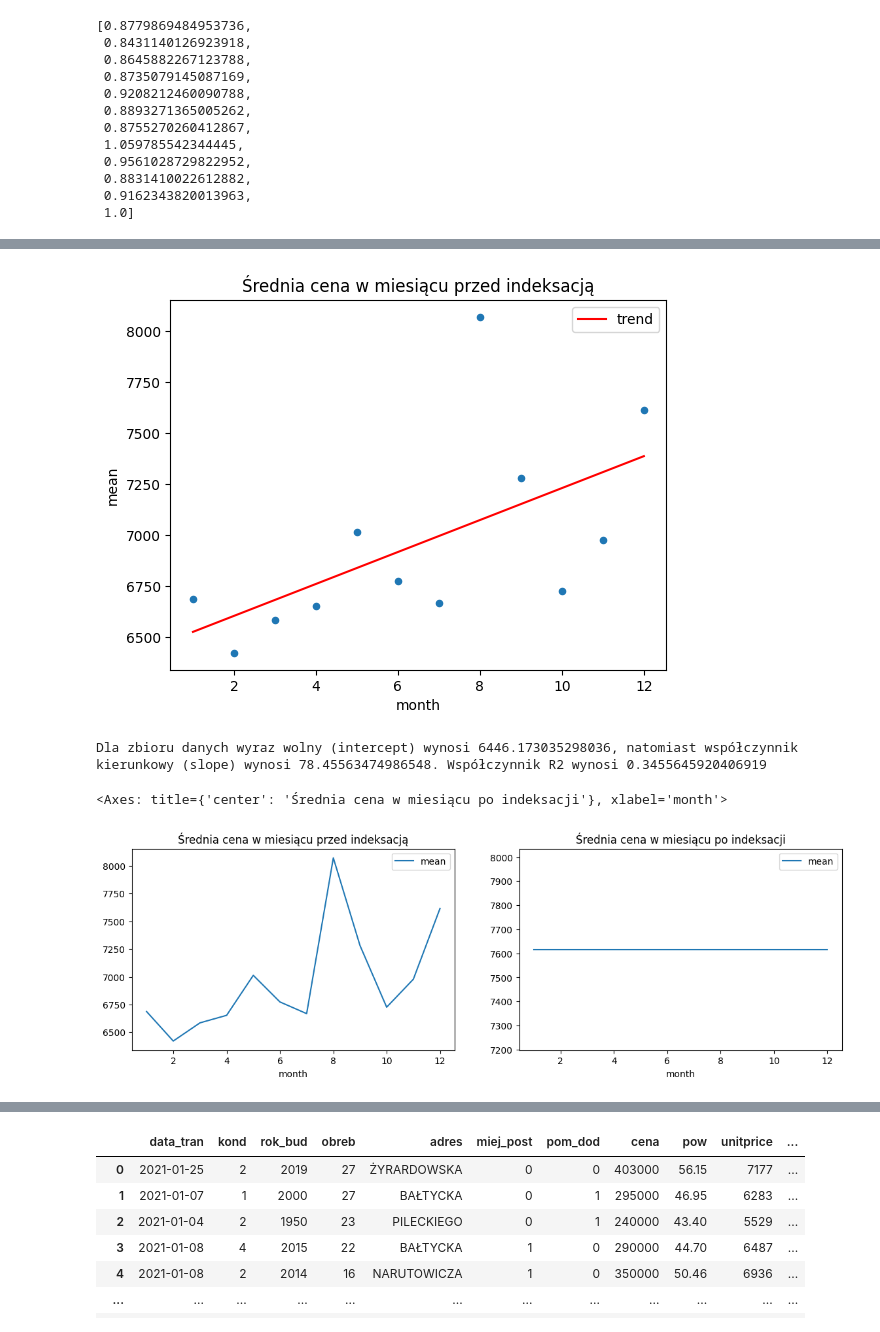
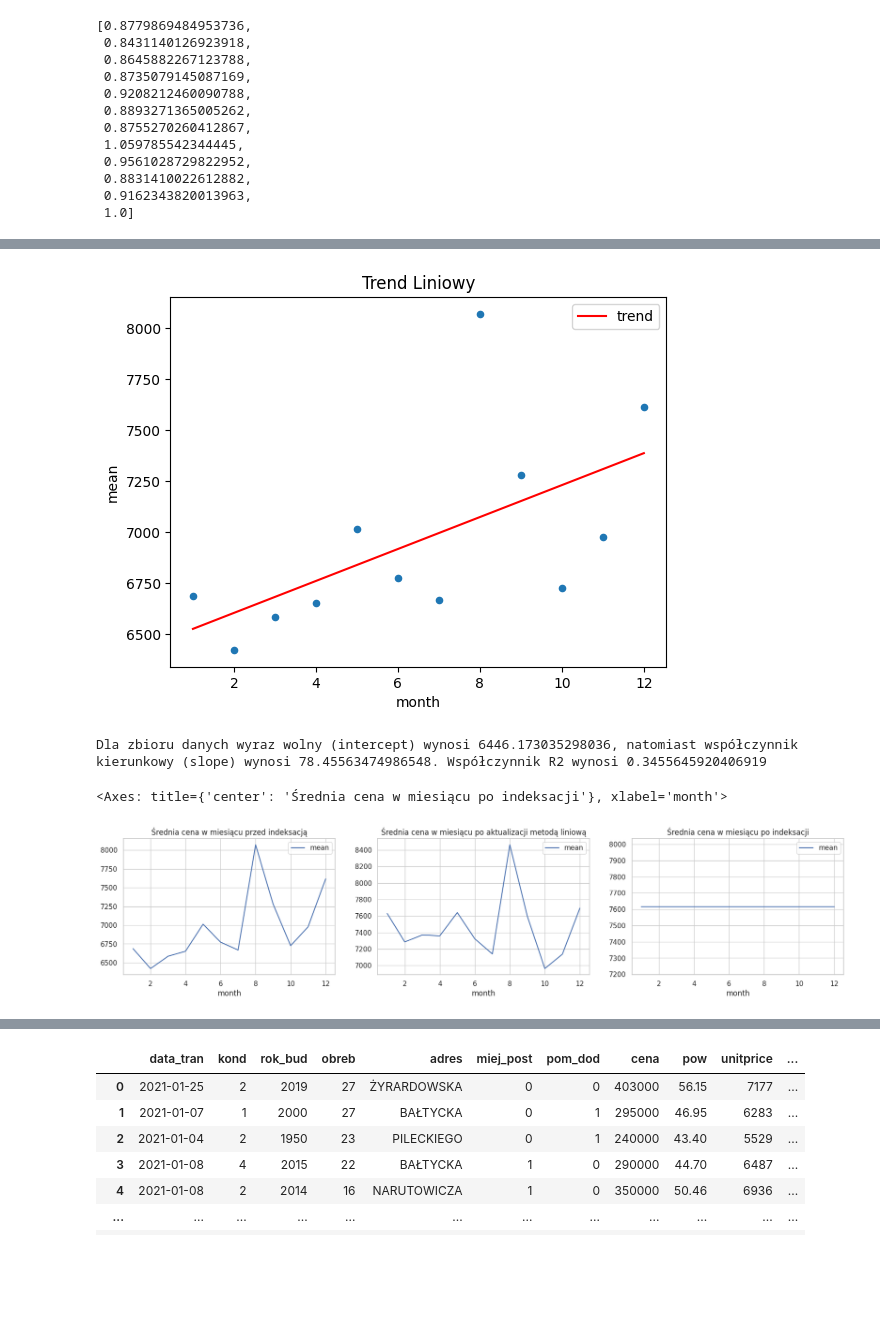
Before and after one commit to jkb-mchlk/jkb-mchlk, a Jupyter notebook: szkolenie_projekt.ipynb, the cells around one changed output, grey strips where cells are left out. Cells and saved outputs as stored; diff of their text form; code cells hidden in the pictures; blank space fills up the shorter version.

```diff
--- a/szkolenie_projekt.ipynb
+++ b/szkolenie_projekt.ipynb
@@ -187,4 +206,4 @@ index_mt
  0.9162343820013963,
  1.0]
 # %%
-data['unitpricebeta'] = data.apply(lambda row: row['unitprice'] / index_mt[row['month']-1], axis=1)
+data['unitpriceindex'] = data.apply(lambda row: row['unitprice'] / index_mt[row['month']-1], axis=1)
@@ -217,5 +230,3 @@ print(data)
 # %%
 statsPre = data.groupby('month')['unitprice'].agg(['count','mean', 'median','std']).reset_index()
-statsPost = data.groupby('month')['unitpricebeta'].agg(['count','mean', 'median','std']).reset_index()
-
-print (stats)
+statsPost = data.groupby('month')['unitpriceindex'].agg(['count','mean', 'median','std']).reset_index()
@@ -243,7 +240,7 @@ statsPre['trend'] = reg.predict(X)
 modelScore = reg.score(X, y)
 
 fig, ax = plt.subplots()
-statsPre.plot.scatter(x='month', y = 'mean', title = 'Średnia cena w miesiącu przed indeksacją', ax = ax)
+statsPre.plot.scatter(x='month', y = 'mean', title = 'Trend Liniowy', ax = ax)
 statsPre.plot.line(x = 'month', y = 'trend', ax = ax, c = 'red')
 plt.show()
 
@@ -252,14 +249,20 @@ plt.show()
 
 print(f'Dla zbioru danych wyraz wolny (intercept) wynosi {reg.intercept_}, natomiast współczynnik kierunkowy (slope) wynosi {reg.coef_[0]}. Współczynnik R2 wynosi {modelScore}')
 # %% [output]
-[figure, old version]
+[figure, new version]
 Dla zbioru danych wyraz wolny (intercept) wynosi 6446.173035298036, natomiast współczynnik kierunkowy (slope) wynosi 78.45563474986548. Współczynnik R2 wynosi 0.3455645920406919
+# %%
+data['unitpricelinear'] = data.apply(lambda row: row['unitprice'] + reg.coef_[0] * (13 - row['month']), axis=1)
+
+
+statsLinear= data.groupby('month')['unitpricelinear'].agg(['count','mean', 'median','std']).reset_index()
 # %%
-fig, ax = plt.subplots(nrows=1, ncols=2)
-fig.set_size_inches(14,4)
+fig, ax = plt.subplots(nrows=1, ncols=3)
+fig.set_size_inches(21,4)
 
 statsPre.plot(x='month', y = 'mean', ax=ax[0], title = 'Średnia cena w miesiącu przed indeksacją')
-statsPost.plot(x='month', y = 'mean', ax=ax[1], title = 'Średnia cena w miesiącu po indeksacji')
+statsLinear.plot(x='month', y = 'mean', ax=ax[1], title = 'Średnia cena w miesiącu po aktualizacji metodą liniową')
+statsPost.plot(x='month', y = 'mean', ax=ax[2], title = 'Średnia cena w miesiącu po indeksacji')
 # %% [output]
 <Axes: title={'center': 'Średnia cena w miesiącu po indeksacji'}, xlabel='month'>
-[figure, old version]
+[figure, new version]
```
Also changed, not shown: parts of 70 cells of this notebook, 3 other files.
